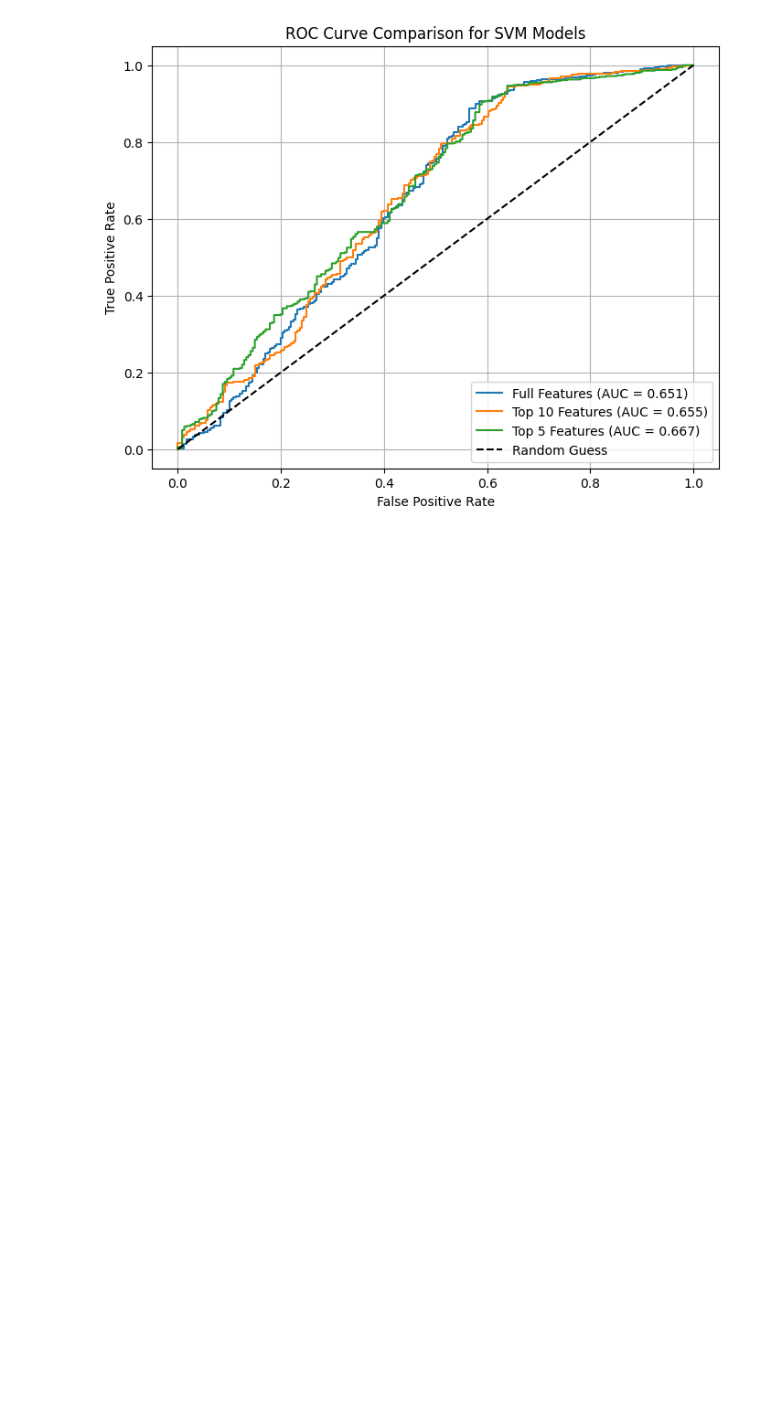
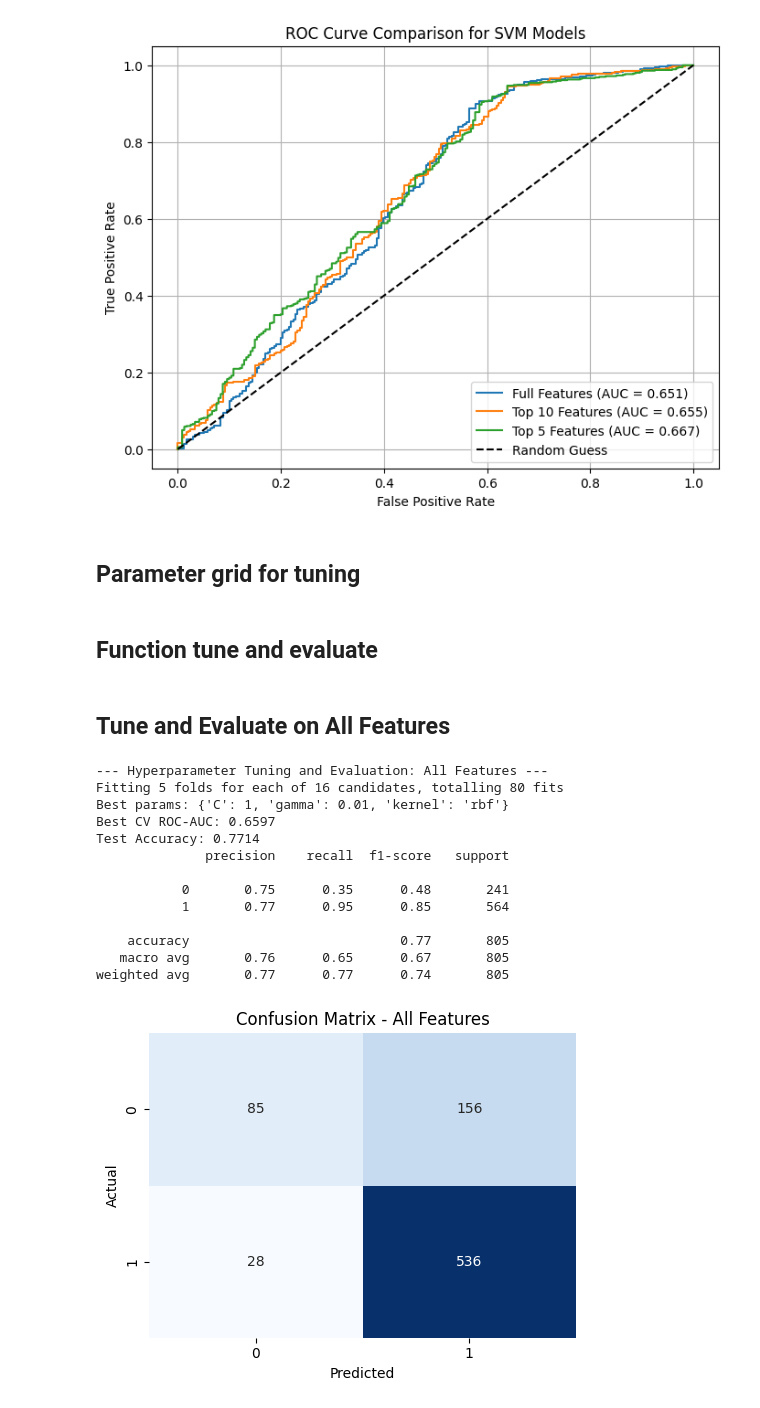
Before and after one commit to MichaelYemane707/breast_cancer_prediction, a Jupyter notebook: SVM.ipynb, the cells around one changed output. Saved outputs shown, nothing was run; the diff lists cells and outputs as text; code cells hidden in the pictures; blank space fills up the shorter version.

Commit message:
Created hyperparameter tun

```diff
--- a/SVM.ipynb
+++ b/SVM.ipynb
@@ -233,3 +234,66 @@ plt.grid(True)
 plt.show()
 # %% [output]
 [figure]
+# %% [markdown]
+## Parameter grid for tuning
+# %%
+param_grid = {
+    'C': [0.1, 1, 10, 100],
+    'gamma': ['scale', 0.01, 0.1, 1],
+    'kernel': ['rbf']
+}
+# %% [markdown]
+## Function tune and evaluate
+# %%
+def tune_and_evaluate(X_train_scaled, X_test_scaled, model_name):
+    print(f"\n--- Hyperparameter Tuning and Evaluation: {model_name} ---")
+    svm_model = SVC(probability=True, random_state=42)
+    grid_search = GridSearchCV(
+        estimator=svm_model,
+        param_grid=param_grid,
+        scoring='roc_auc',
+        cv=5,
+        n_jobs=-1,
+        verbose=1
+    )
+    grid_search.fit(X_train_scaled, y_train)
+    best_svm = grid_search.best_estimator_
+    print("Best params:", grid_search.best_params_)
+    print(f"Best CV ROC-AUC: {grid_search.best_score_:.4f}")
+
+    y_pred = best_svm.predict(X_test_scaled)
+    y_prob = best_svm.predict_proba(X_test_scaled)[:, 1]
+
+    print(f"Test Accuracy: {accuracy_score(y_test, y_pred):.4f}")
+    print(classification_report(y_test, y_pred))
+
+    plt.figure(figsize=(5, 4))
+    sns.heatmap(confusion_matrix(y_test, y_pred), annot=True, fmt='d', cmap='Blues', cbar=False)
+    plt.title(f"Confusion Matrix - {model_name}")
+    plt.xlabel("Predicted")
+    plt.ylabel("Actual")
+    plt.tight_layout()
+    plt.show()
+
+    fpr, tpr, _ = roc_curve(y_test, y_prob)
+    auc = roc_auc_score(y_test, y_prob)
+    return fpr, tpr, auc, model_name
+# %% [markdown]
+## Tune and Evaluate on All Features
+# %%
+fpr_full, tpr_full, auc_full, name_full = tune_and_evaluate(X_train_scaled, X_test_scaled, "All Features")
+# %% [output]
+--- Hyperparameter Tuning and Evaluation: All Features ---
+Fitting 5 folds for each of 16 candidates, totalling 80 fits
+Best params: {'C': 1, 'gamma': 0.01, 'kernel': 'rbf'}
+Best CV ROC-AUC: 0.6597
+Test Accuracy: 0.7714
+              precision    recall  f1-score   support
+
+           0       0.75      0.35      0.48       241
+           1       0.77      0.95      0.85       564
+
+    accuracy                           0.77       805
+   macro avg       0.76      0.65      0.67       805
+weighted avg       0.77      0.77      0.74       805
+[figure, added]
```
Also changed, not shown: parts of 18 cells of this notebook.
